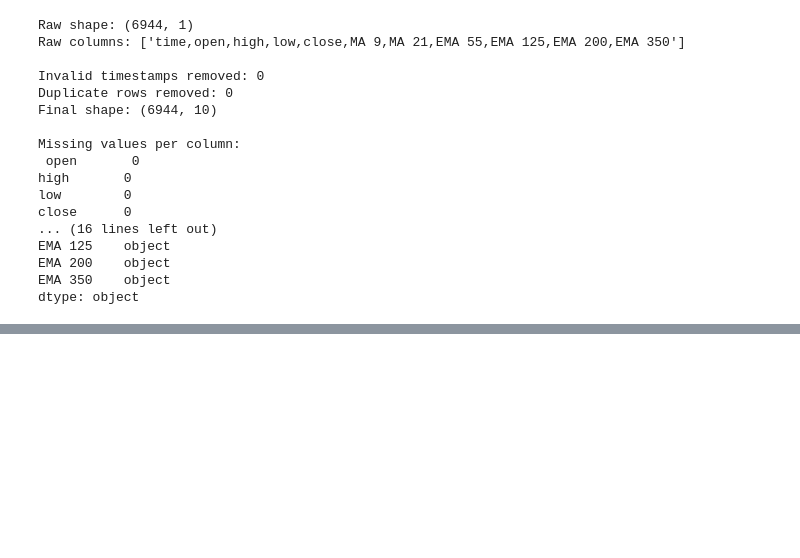
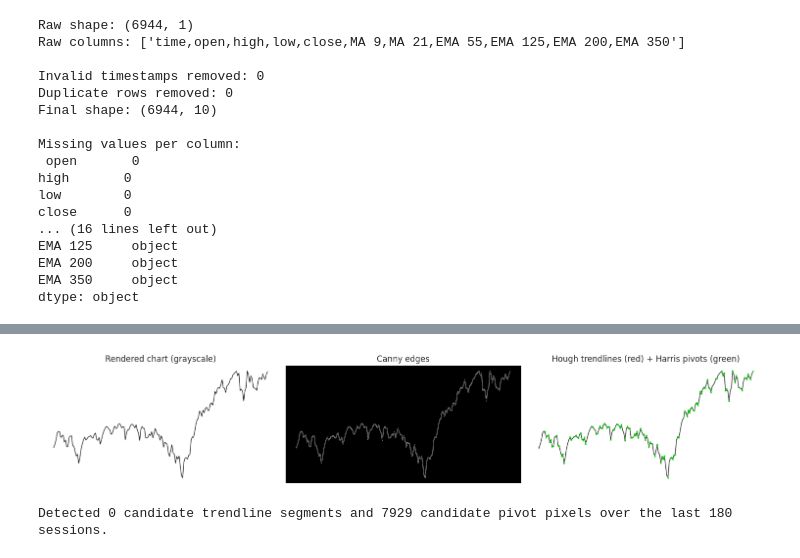
Before and after one commit to santiago-cruzlopez/WLV-MSc-AI, a Jupyter notebook: 05_Applying_Artificial_Intelligence/AI_Portfolio_SP500_Santiago_Cruz _Report.ipynb, the cells around one changed output, grey strips where cells are left out. Drawn from its saved outputs; the diff is of its cells as text; code cells hidden in the pictures; blank space fills up the shorter version.

```diff
--- a/05_Applying_Artificial_Intelligence/AI_Portfolio_SP500_Santiago_Cruz _Report.ipynb
+++ b/05_Applying_Artificial_Intelligence/AI_Portfolio_SP500_Santiago_Cruz _Report.ipynb
@@ -311,0 +1117,63 @@ plt.show()
+# %%
+# ---------------------------------------------------------------------------
+# Section 10 — Computer Vision for Technical Analysis: Trendlines & Pivots
+# ---------------------------------------------------------------------------
+LOOKBACK = 180
+
+if CV2_AVAILABLE:
+    window = df_model["close"].tail(LOOKBACK)
+
+    # --- 1. Rasterise a clean (axis-free) line chart to a NumPy image ------
+    fig_cv = plt.figure(figsize=(8, 4), dpi=150)
+    ax_cv = fig_cv.add_axes([0, 0, 1, 1])
+    ax_cv.plot(range(len(window)), window.values, color="black", linewidth=1.4)
+    ax_cv.axis("off")
+    fig_cv.canvas.draw()
+    img = np.frombuffer(fig_cv.canvas.buffer_rgba(), dtype=np.uint8)
+    img = img.reshape(fig_cv.canvas.get_width_height()[::-1] + (4,))[:, :, :3]
+    plt.close(fig_cv)
+    gray = cv2.cvtColor(img, cv2.COLOR_RGB2GRAY)
+
+    # --- 2. Canny edge detection ---------------------------------------------
+    edges = cv2.Canny(gray, threshold1=50, threshold2=150)
+
+    # --- 3. Probabilistic Hough transform -> candidate trendlines -----------
+    lines = cv2.HoughLinesP(
+        edges, rho=1, theta=np.pi / 180, threshold=40,
+        minLineLength=int(0.15 * img.shape[1]), maxLineGap=10
+    )
+
+    # --- 4. Harris corner detector -> candidate swing pivots -----------------
+    harris = cv2.cornerHarris(np.float32(gray), blockSize=4, ksize=3, k=0.04)
+    harris_dilated = cv2.dilate(harris, None)
+    pivot_mask = harris_dilated > 0.01 * harris_dilated.max()
+
+    # --- Overlay results for visual inspection --------------------------------
+    overlay = img.copy()
+    if lines is not None:
+        for x1, y1, x2, y2 in lines[:, 0]:
+            cv2.line(overlay, (x1, y1), (x2, y2), (255, 0, 0), 2)
+    overlay[pivot_mask] = [0, 200, 0]
+
+    fig, axes = plt.subplots(1, 3, figsize=(15, 4.5))
+    axes[0].imshow(gray, cmap="gray")
+    axes[0].set_title("Rendered chart (grayscale)")
+    axes[0].axis("off")
+    axes[1].imshow(edges, cmap="gray")
+    axes[1].set_title("Canny edges")
+    axes[1].axis("off")
+    axes[2].imshow(overlay)
+    axes[2].set_title("Hough trendlines (red) + Harris pivots (green)")
+    axes[2].axis("off")
+    plt.tight_layout()
+    plt.show()
+
+    n_lines = 0 if lines is None else len(lines)
+    print(f"Detected {n_lines} candidate trendline segments and "
+          f"{int(pivot_mask.sum())} candidate pivot pixels over the last {LOOKBACK} sessions.")
+else:
+    print("[skipped] OpenCV not available - install opencv-python to run the "
+          "CV trendline/pivot detector (Section 10).")
+# %% [output]
+[figure, added]
+Detected 0 candidate trendline segments and 7929 candidate pivot pixels over the last 180 sessions.
```
Also changed, not shown: parts of 35 cells of this notebook, 3 other files.
